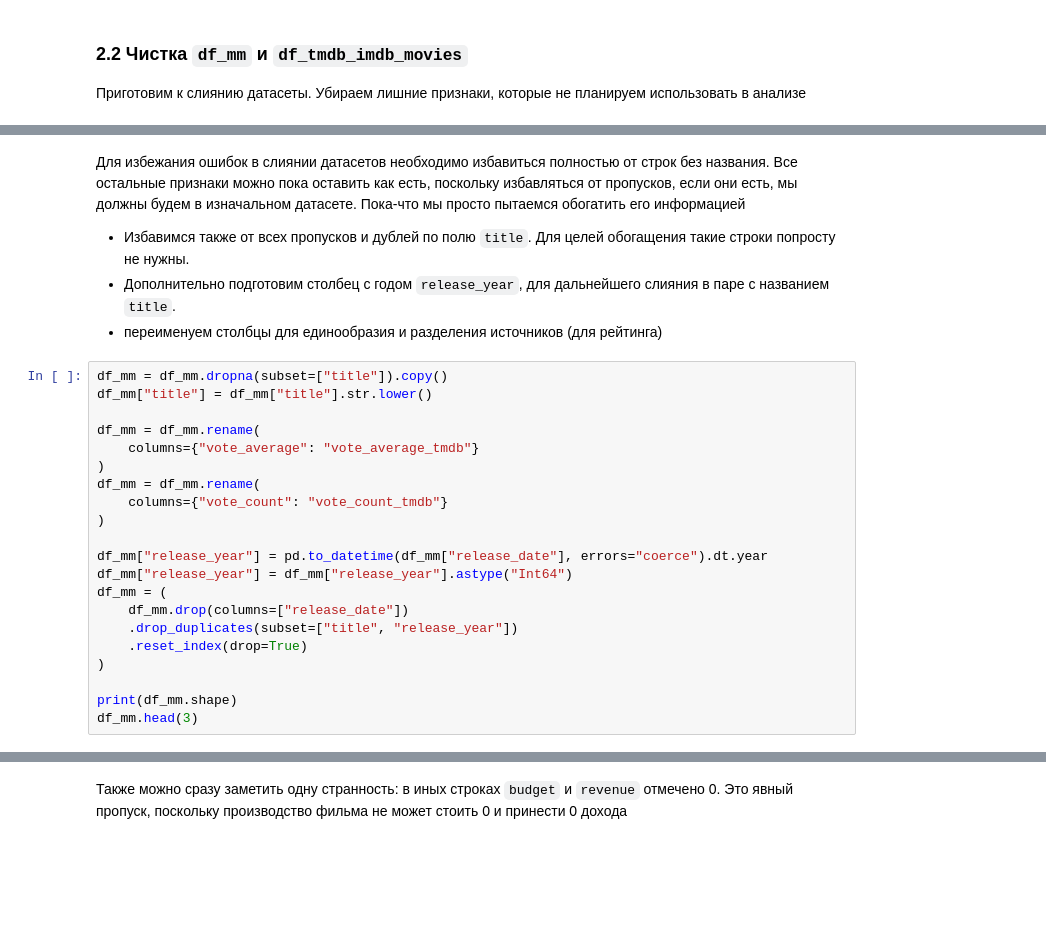
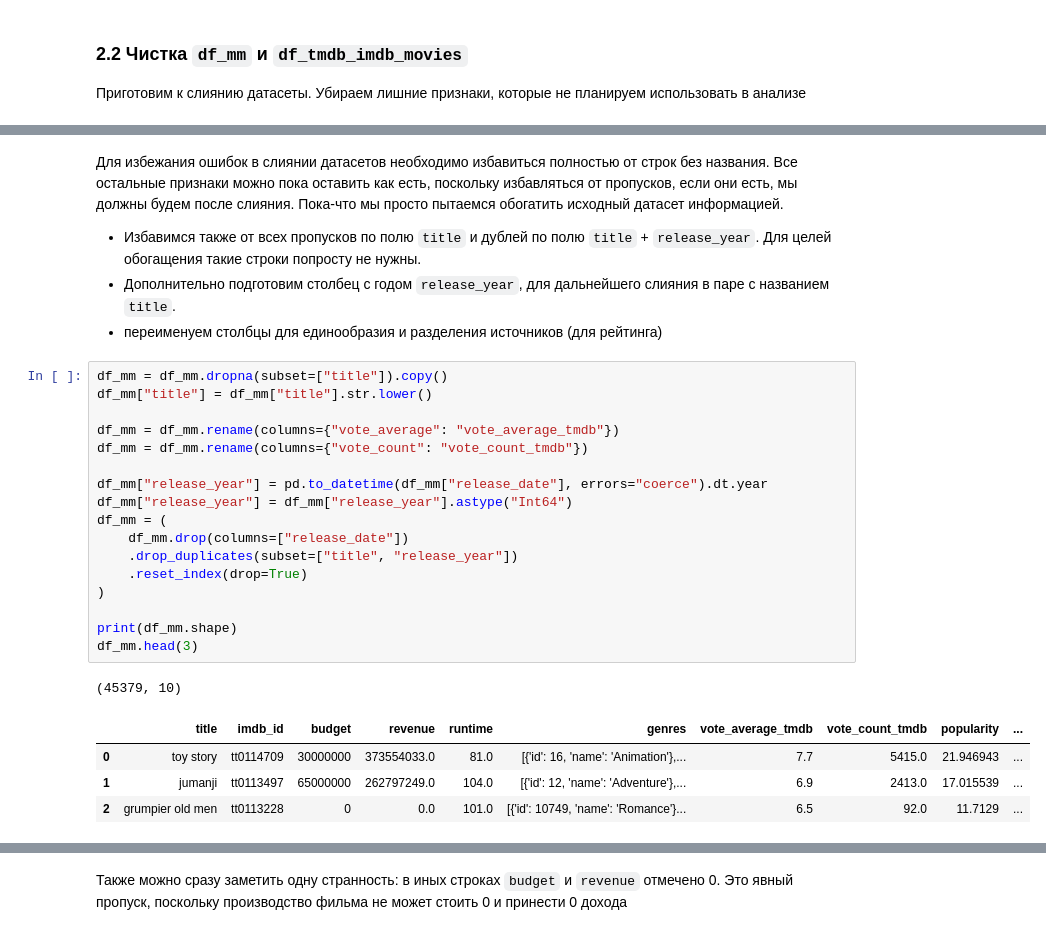
Before and after one commit to Qwertymegaforce/EDA_HSE_ML, a Jupyter notebook: netflix_enriched_2.ipynb, the cells around one changed output, grey strips where cells are left out. Cells and saved outputs as stored; diff of their text form; blank space fills up the shorter version.

```diff
--- a/netflix_enriched_2.ipynb
+++ b/netflix_enriched_2.ipynb
@@ -95,32 +124,34 @@ columns = [
 ]
 df_tmdb_imdb_movies = df_tmdb_imdb_movies[columns].copy()
 # %% [markdown]
-Для избежания ошибок в слиянии датасетов необходимо избавиться полностью от строк без названия. Все остальные признаки можно пока оставить как есть, поскольку избавляться от пропусков, если они есть, мы должны будем в изначальном датасете. Пока-что мы просто пытаемся обогатить его информацией
+Для избежания ошибок в слиянии датасетов необходимо избавиться полностью от строк без названия. Все остальные признаки можно пока оставить как есть, поскольку избавляться от пропусков, если они есть, мы должны будем после слияния. Пока-что мы просто пытаемся обогатить исходный датасет информацией.
 
-- Избавимся также от всех пропусков и дублей по полю `title`. Для целей обогащения такие строки попросту не нужны.
+- Избавимся также от всех пропусков по полю `title` и дублей по полю `title` + `release_year`. Для целей обогащения такие строки попросту не нужны.
 - Дополнительно подготовим столбец с годом `release_year`, для дальнейшего слияния в паре с названием `title`.
 - переименуем столбцы для единообразия и разделения источников (для рейтинга)
 # %%
 df_mm = df_mm.dropna(subset=["title"]).copy()
 df_mm["title"] = df_mm["title"].str.lower()
 
-df_mm = df_mm.rename(
-    columns={"vote_average": "vote_average_tmdb"}
-)
-df_mm = df_mm.rename(
-    columns={"vote_count": "vote_count_tmdb"}
-)
+df_mm = df_mm.rename(columns={"vote_average": "vote_average_tmdb"})
+df_mm = df_mm.rename(columns={"vote_count": "vote_count_tmdb"})
 
 df_mm["release_year"] = pd.to_datetime(df_mm["release_date"], errors="coerce").dt.year
 df_mm["release_year"] = df_mm["release_year"].astype("Int64")
 df_mm = (
     df_mm.drop(columns=["release_date"])
     .drop_duplicates(subset=["title", "release_year"])
     .reset_index(drop=True)
 )
 
 print(df_mm.shape)
 df_mm.head(3)
+# %% [output]
+(45379, 10)
+|  | title | imdb_id | budget | revenue | runtime | genres | vote_average_tmdb | vote_count_tmdb | popularity | ... |
+| 0 | toy story | tt0114709 | 30000000 | 373554033.0 | 81.0 | [{'id': 16, 'name': 'Animation'},... | 7.7 | 5415.0 | 21.946943 | ... |
+| 1 | jumanji | tt0113497 | 65000000 | 262797249.0 | 104.0 | [{'id': 12, 'name': 'Adventure'},... | 6.9 | 2413.0 | 17.015539 | ... |
+| 2 | grumpier old men | tt0113228 | 0 | 0.0 | 101.0 | [{'id': 10749, 'name': 'Romance'}... | 6.5 | 92.0 | 11.7129 | ... |
 # %%
 df_tmdb_imdb_movies = df_tmdb_imdb_movies.dropna(subset=["title"]).copy()
 df_tmdb_imdb_movies["title"] = df_tmdb_imdb_movies["title"].str.lower()
```
Also changed, not shown: parts of 42 cells of this notebook, 3 other files.
